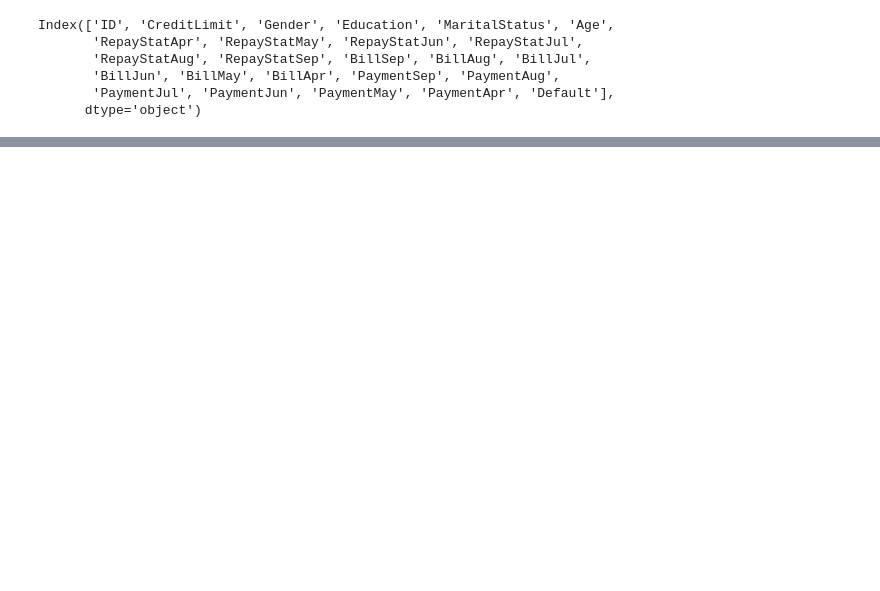
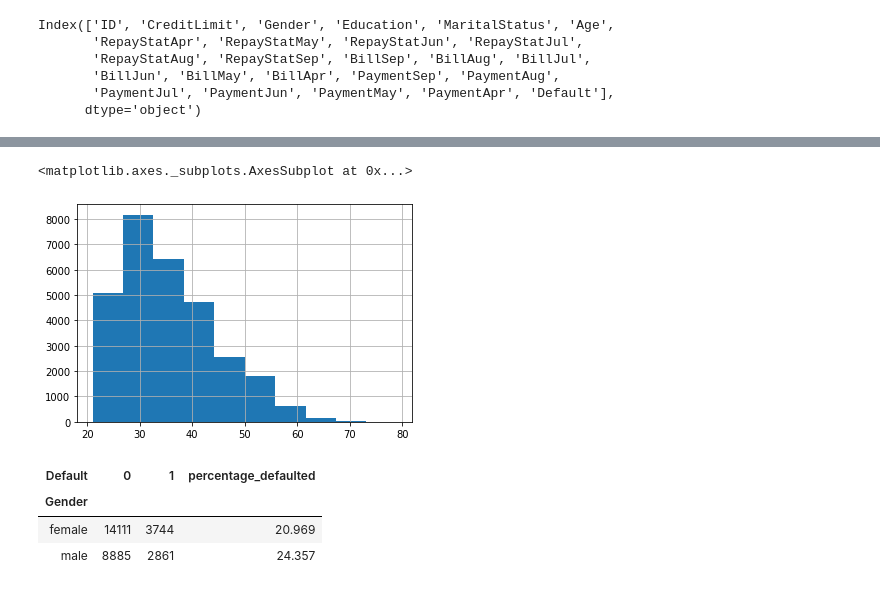
Before and after one commit to Carterbouley/mod_5_project, a Jupyter notebook: Carters_notebook.ipynb, the cells around one changed output, grey strips where cells are left out. Cells and saved outputs as stored; diff of their text form; code cells hidden in the pictures; blank space fills up the shorter version.

```diff
--- a/Carters_notebook.ipynb
+++ b/Carters_notebook.ipynb
@@ -81,0 +129,5 @@ ValueError: too many values to unpack (expected 2)
+# %%
+df.Age.hist()
+# %% [output]
+<matplotlib.axes._subplots.AxesSubplot at 0x...>
+[figure, added]
@@ -81,0 +137,8 @@ ValueError: too many values to unpack (expected 2)
+# %%
+gender_df['percentage_defaulted'] = round((gender_df[1]/(gender_df[0] + gender_df[1]))*100, 3)
+gender_df
+# %% [output]
+| Default | 0 | 1 | percentage_defaulted |
+| Gender |  |  |  |
+| female | 14111 | 3744 | 20.969 |
+| male | 8885 | 2861 | 24.357 |
```
Also changed, not shown: parts of 37 cells of this notebook.
